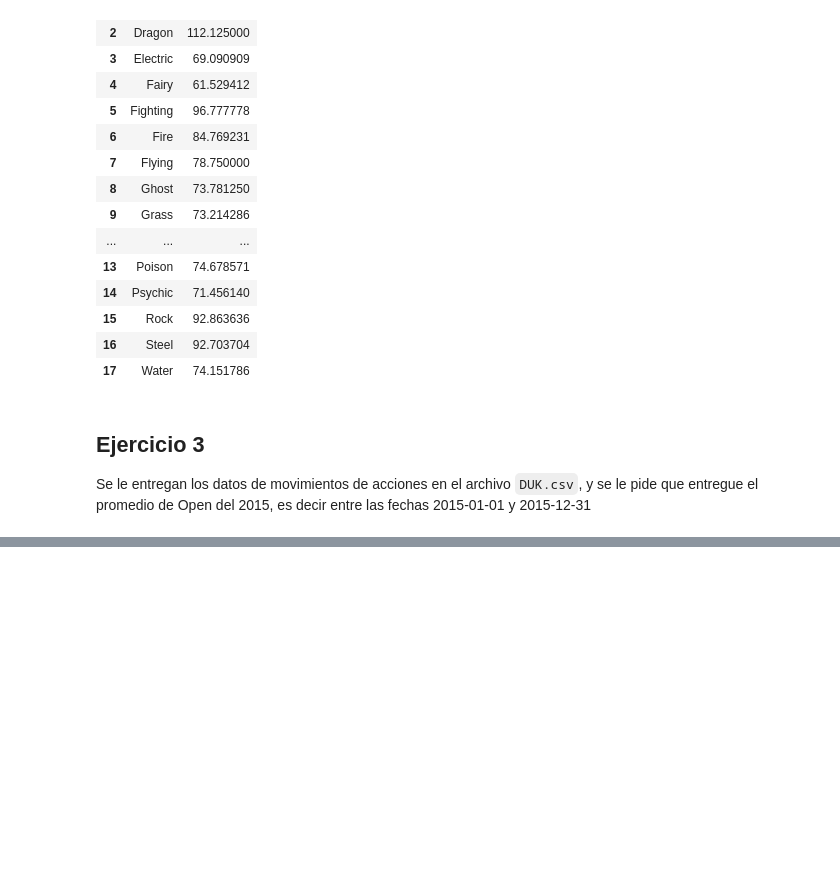
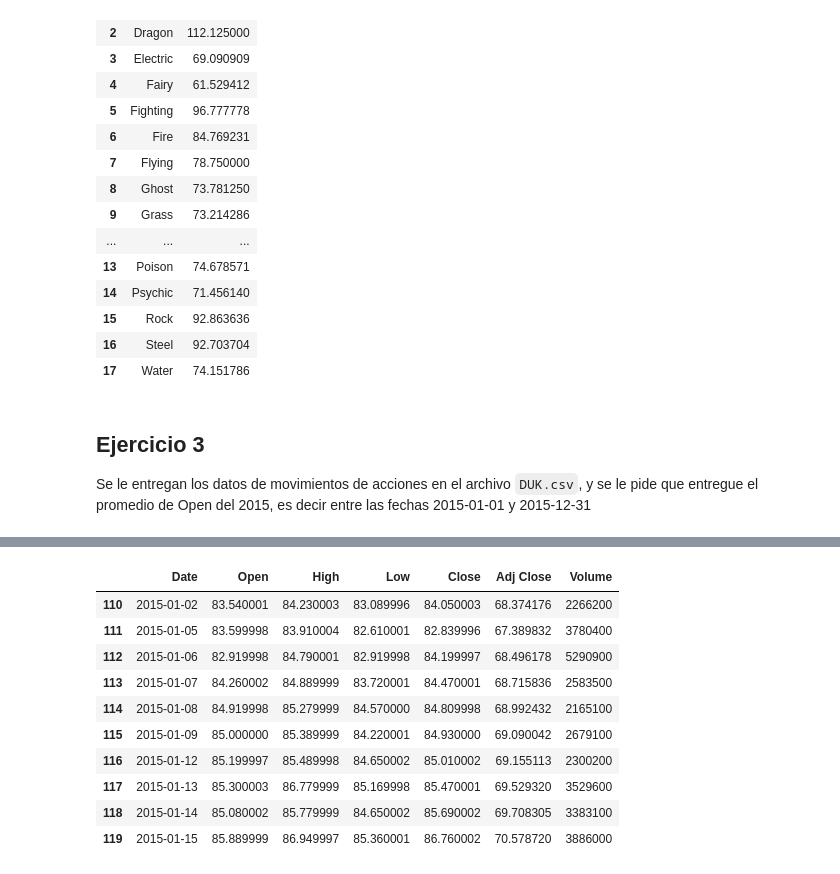
Before and after one commit to CarolinaGarcia19/Clase1, a Jupyter notebook: Taller_semana_3.ipynb, the cells around one changed output, grey strips where cells are left out. Cells and saved outputs as stored; diff of their text form; code cells hidden in the pictures; blank space fills up the shorter version.

```diff
--- a/Taller_semana_3.ipynb
+++ b/Taller_semana_3.ipynb
@@ -90,0 +99,2 @@
+# %%
+duk = pd.read_csv("DUK.csv",sep=",")
@@ -90,0 +110,15 @@
+# %%
+dates = duk.loc[(duk["Date"].between ("2015-01-01" , "2015-12-31"))]
+dates.head(10)
+# %% [output]
+|  | Date | Open | High | Low | Close | Adj Close | Volume |
+| 110 | 2015-01-02 | 83.540001 | 84.230003 | 83.089996 | 84.050003 | 68.374176 | 2266200 |
+| 111 | 2015-01-05 | 83.599998 | 83.910004 | 82.610001 | 82.839996 | 67.389832 | 3780400 |
+| 112 | 2015-01-06 | 82.919998 | 84.790001 | 82.919998 | 84.199997 | 68.496178 | 5290900 |
+| 113 | 2015-01-07 | 84.260002 | 84.889999 | 83.720001 | 84.470001 | 68.715836 | 2583500 |
+| 114 | 2015-01-08 | 84.919998 | 85.279999 | 84.570000 | 84.809998 | 68.992432 | 2165100 |
+| 115 | 2015-01-09 | 85.000000 | 85.389999 | 84.220001 | 84.930000 | 69.090042 | 2679100 |
+| 116 | 2015-01-12 | 85.199997 | 85.489998 | 84.650002 | 85.010002 | 69.155113 | 2300200 |
+| 117 | 2015-01-13 | 85.300003 | 86.779999 | 85.169998 | 85.470001 | 69.529320 | 3529600 |
+| 118 | 2015-01-14 | 85.080002 | 85.779999 | 84.650002 | 85.690002 | 69.708305 | 3383100 |
+| 119 | 2015-01-15 | 85.889999 | 86.949997 | 85.360001 | 86.760002 | 70.578720 | 3886000 |
```
Also changed, not shown: parts of 5 cells of this notebook.
